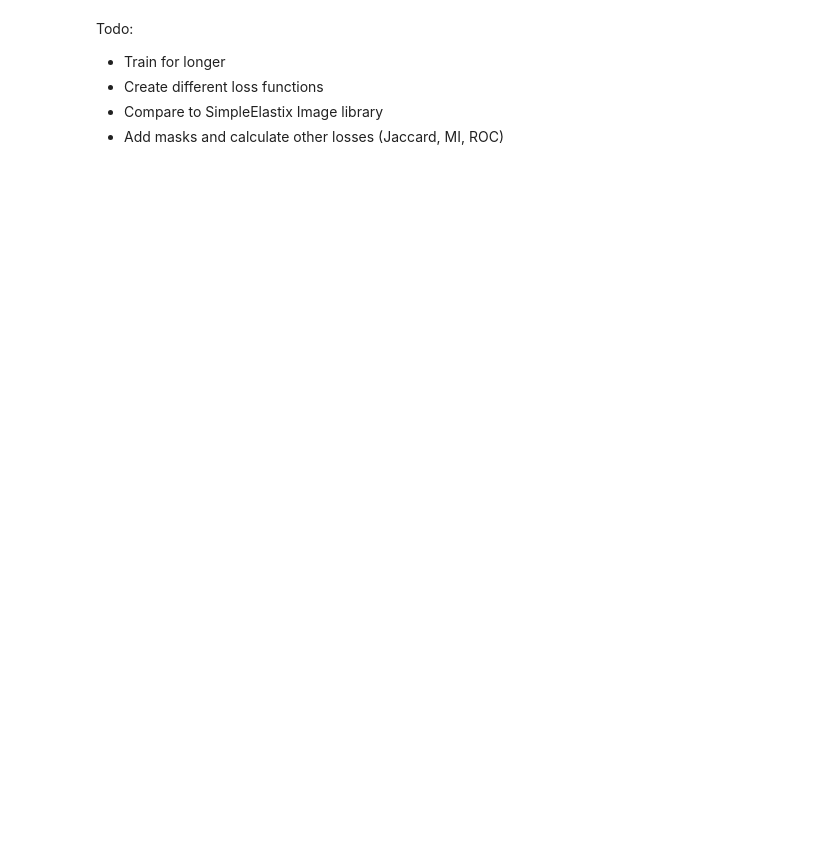
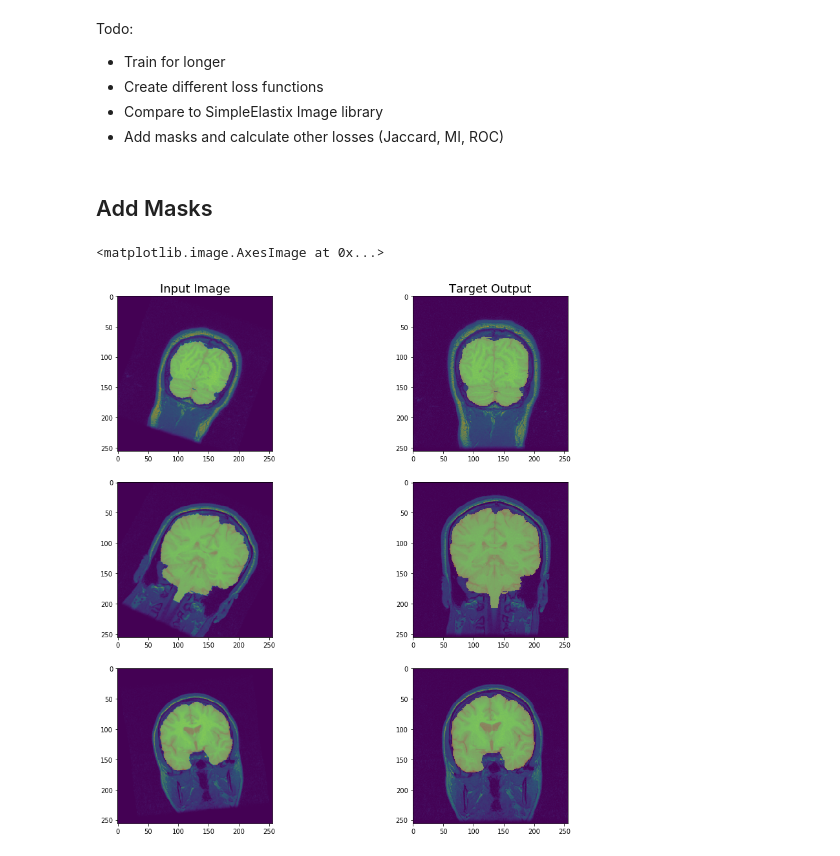
Before and after one commit to senyosimpson/DIR, a Jupyter notebook: registration/notebooks/Affine_STN.ipynb, the cells around one changed output. Drawn from its saved outputs; the diff is of its cells as text; code cells hidden in the pictures; blank space fills up the shorter version.

```diff
--- a/registration/notebooks/Affine_STN.ipynb
+++ b/registration/notebooks/Affine_STN.ipynb
@@ -357,3 +278,5 @@ Todo:
 - Create different loss functions
 - Compare to SimpleElastix Image library
 - Add masks and calculate other losses (Jaccard, MI, ROC)
+# %% [markdown]
+## Add Masks
@@ -359,0 +361,29 @@ Todo:
+# %%
+data = MRIMaskDataset("orig/LPBA40/native_space", mask_transforms)
+# %%
+f, (ax0,ax1,ax2) = plt.subplots(3,2,figsize=(15,15))
+
+im1 = data[20]
+im2 = data[49]
+im3 = data[789]
+
+ax0[0].set_title("Input Image", fontsize=18)
+ax0[0].imshow(im1[0].numpy().squeeze())
+ax1[0].imshow(im2[0].numpy().squeeze())
+ax2[0].imshow(im3[0].numpy().squeeze())
+
+ax0[1].set_title("Target Output", fontsize=18)
+ax0[1].imshow(im1[1].numpy().squeeze())
+ax1[1].imshow(im2[1].numpy().squeeze())
+ax2[1].imshow(im3[1].numpy().squeeze())
+
+ax0[0].imshow(im1[2].numpy().squeeze(), alpha=0.4)
+ax1[0].imshow(im2[2].numpy().squeeze(), alpha=0.4)
+ax2[0].imshow(im3[2].numpy().squeeze(), alpha=0.4)
+
+ax0[1].imshow(im1[3].numpy().squeeze(), alpha=0.4)
+ax1[1].imshow(im2[3].numpy().squeeze(), alpha=0.4)
+ax2[1].imshow(im3[3].numpy().squeeze(), alpha=0.4)
+# %% [output]
+<matplotlib.image.AxesImage at 0x...>
+[figure, added]
```
Also changed, not shown: parts of 38 cells of this notebook.
